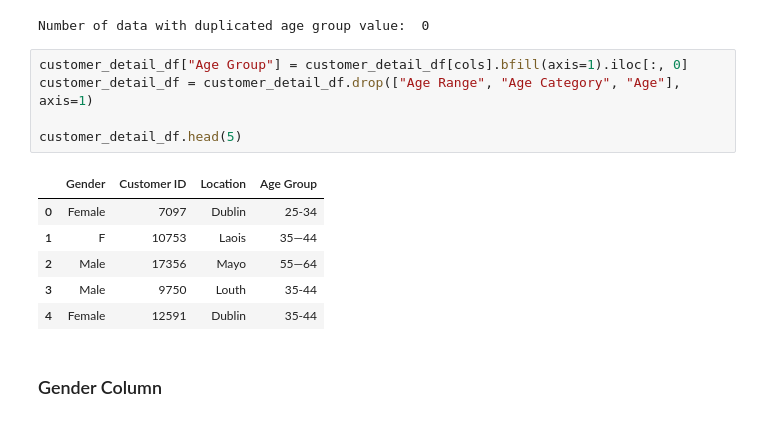
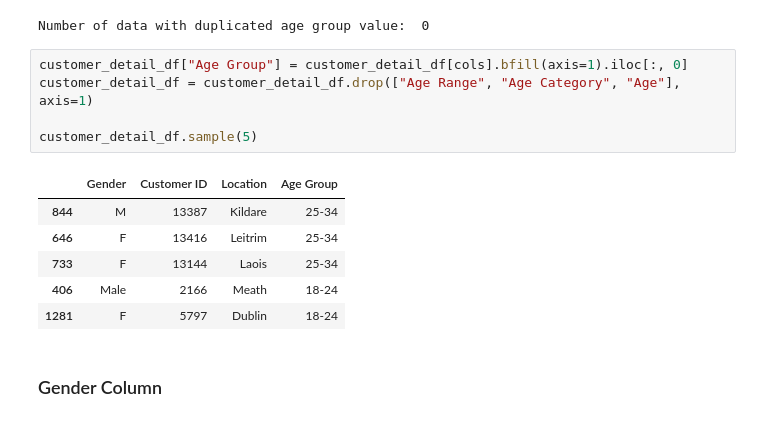
Before and after one commit to trandat9h/retail-sale-data-processing, a Jupyter notebook: Processing.ipynb, the cells around one changed output. Saved outputs shown, nothing was run; the diff lists cells and outputs as text.

```diff
--- a/Processing.ipynb
+++ b/Processing.ipynb
@@ -337,15 +333,15 @@ Number of data with duplicated age group value:  0
 # %%
 customer_detail_df["Age Group"] = customer_detail_df[cols].bfill(axis=1).iloc[:, 0]
 customer_detail_df = customer_detail_df.drop(["Age Range", "Age Category", "Age"], axis=1)
 
-customer_detail_df.head(5)
+customer_detail_df.sample(5)
 # %% [output]
 |  | Gender | Customer ID | Location | Age Group |
-| 0 | Female | 7097 | Dublin | 25-34 |
-| 1 | F | 10753 | Laois | 35—44 |
-| 2 | Male | 17356 | Mayo | 55—64 |
-| 3 | Male | 9750 | Louth | 35-44 |
-| 4 | Female | 12591 | Dublin | 35-44 |
+| 844 | M | 13387 | Kildare | 25-34 |
+| 646 | F | 13416 | Leitrim | 25-34 |
+| 733 | F | 13144 | Laois | 25-34 |
+| 406 | Male | 2166 | Meath | 18-24 |
+| 1281 | F | 5797 | Dublin | 18-24 |
 # %% [markdown]
 ### Gender Column
 # %%
```
Also changed, not shown: parts of 4 cells of this notebook.
